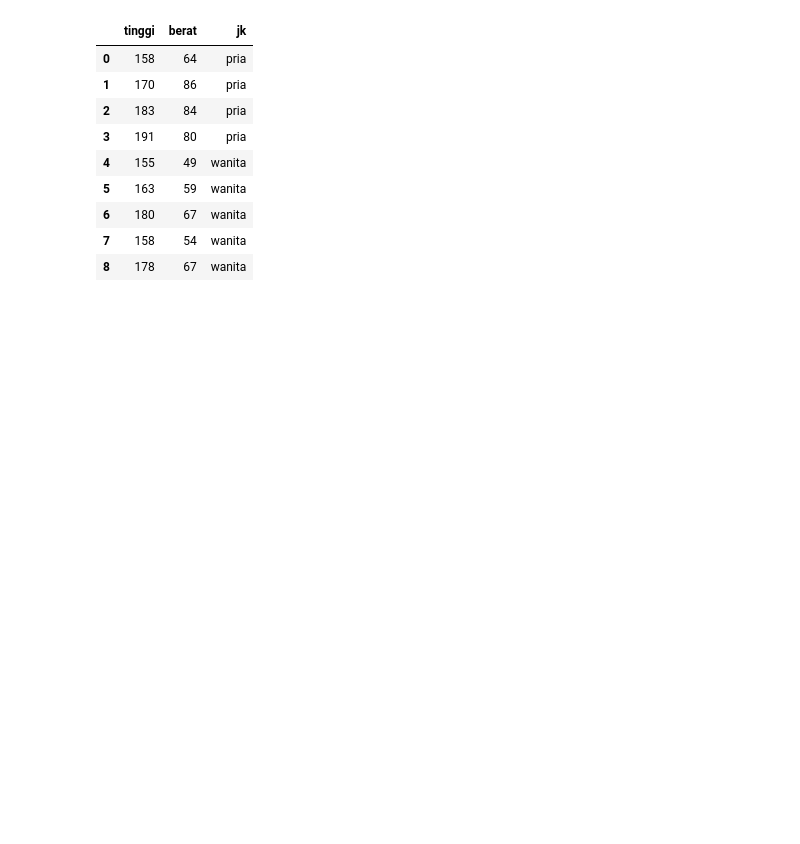
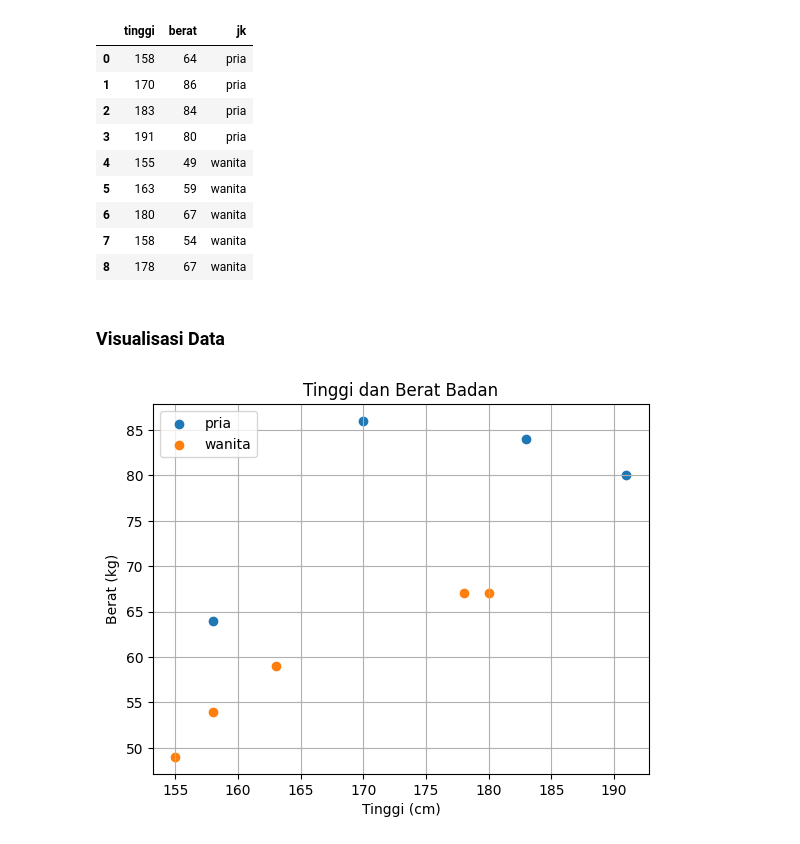
Before and after one commit to LatiefDataVisionary/scikit-learn-with-indonesia-belajar, a Jupyter notebook: SKLearn_06_Classification_dengan_KNN.ipynb, the cells around one changed output. Cells and saved outputs as stored; diff of their text form; code cells hidden in the pictures; blank space fills up the shorter version.

Commit message:
Visualisasi Data

```diff
--- a/SKLearn_06_Classification_dengan_KNN.ipynb
+++ b/SKLearn_06_Classification_dengan_KNN.ipynb
@@ -33,3 +33,20 @@ sensus_df
 | 6 | 180 | 67 | wanita |
 | 7 | 158 | 54 | wanita |
 | 8 | 178 | 67 | wanita |
+# %% [markdown]
+### **Visualisasi Data**
+# %%
+import matplotlib.pyplot as plt
+
+fig, ax = plt.subplots()
+for jk, d in sensus_df.groupby('jk'):
+  ax.scatter(d['tinggi'], d['berat'], label=jk)
+
+plt.legend(loc='upper left')
+plt.title('Tinggi dan Berat Badan')
+plt.xlabel('Tinggi (cm)')
+plt.ylabel('Berat (kg)')
+plt.grid(True)
+plt.show()
+# %% [output]
+[figure, added]
```
